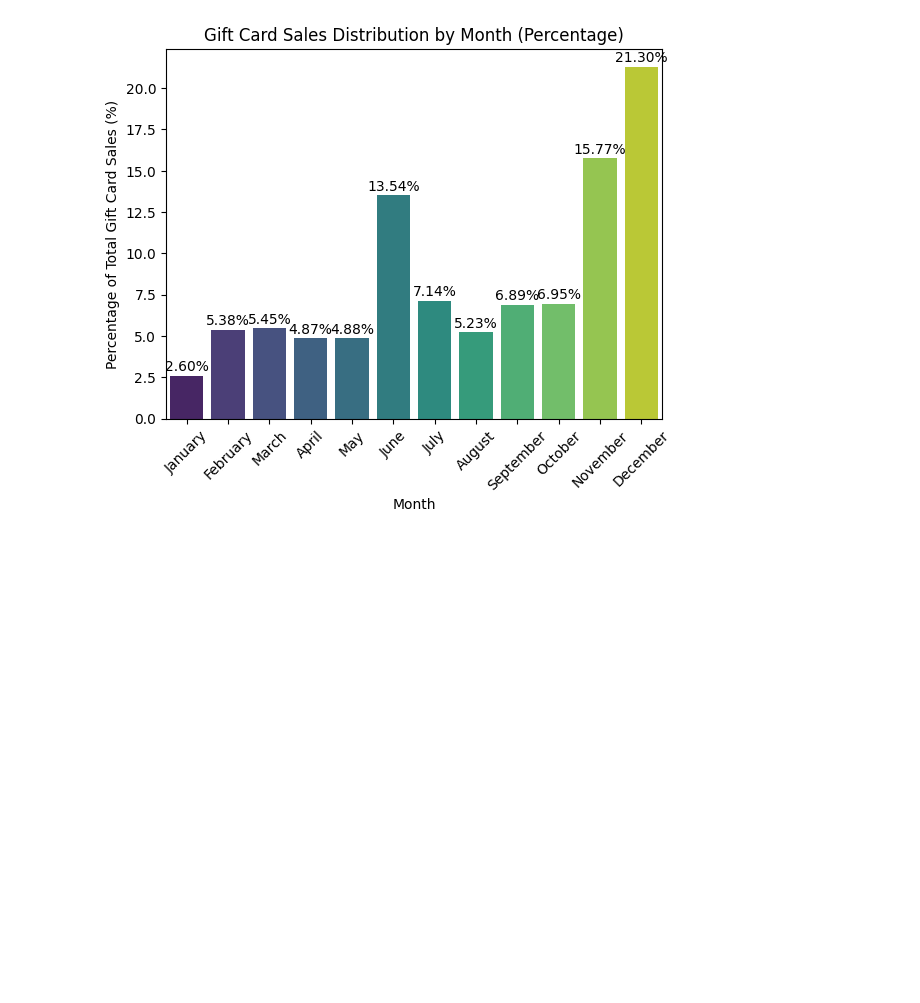
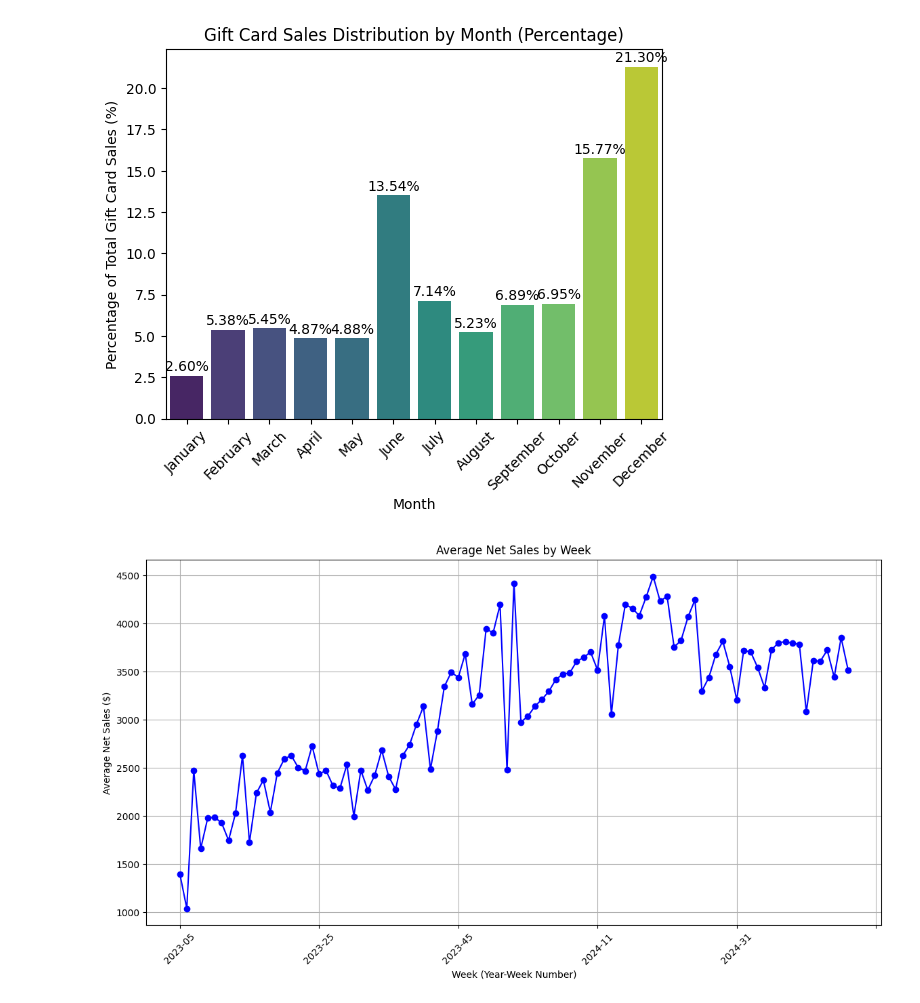
Before and after one commit to tsuijonathan/bakery_sales_analysis, a Jupyter notebook: notebooks/veronicas_EDA.ipynb, the cells around one changed output. Saved outputs shown, nothing was run; the diff lists cells and outputs as text; code cells hidden in the pictures; blank space fills up the shorter version.

```diff
--- a/notebooks/veronicas_EDA.ipynb
+++ b/notebooks/veronicas_EDA.ipynb
@@ -567,3 +567,28 @@ Passing `palette` without assigning `hue` is deprecated and will be removed in v
 
   sns.barplot(x=gift_card_sales_percentage.index, y=gift_card_sales_percentage.values, palette='viridis')
 [figure]
+# %%
+# Ensure 'date' column is in datetime format
+df['date'] = pd.to_datetime(df['date'], errors='coerce')
+
+# Extract the week number and year from the 'date' column
+df['week'] = df['date'].dt.strftime('%Y-%U')
+
+# Calculate the average net sales for each week
+avg_sales_by_week = df.groupby('week')['net_sales'].mean()
+
+# Plot the average net sales by week using a line graph
+plt.figure(figsize=(14, 7))
+avg_sales_by_week.plot(kind='line', marker='o', linestyle='-', color='blue')
+
+# Add titles and labels
+plt.title('Average Net Sales by Week')
+plt.xlabel('Week (Year-Week Number)')
+plt.ylabel('Average Net Sales ($)')
+plt.xticks(rotation=45)
+plt.grid(True)
+
+# Display the plot
+plt.show()
+# %% [output]
+[figure, added]
```
Also changed, not shown: 1 other file.
